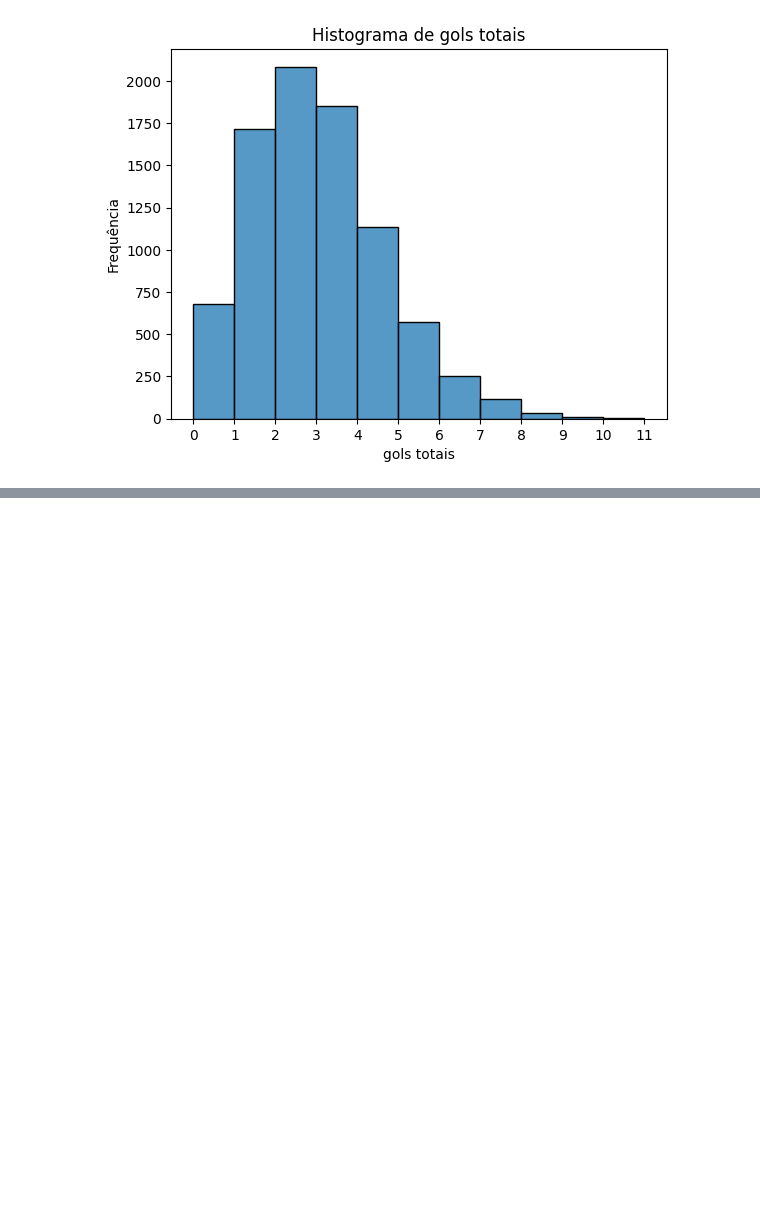
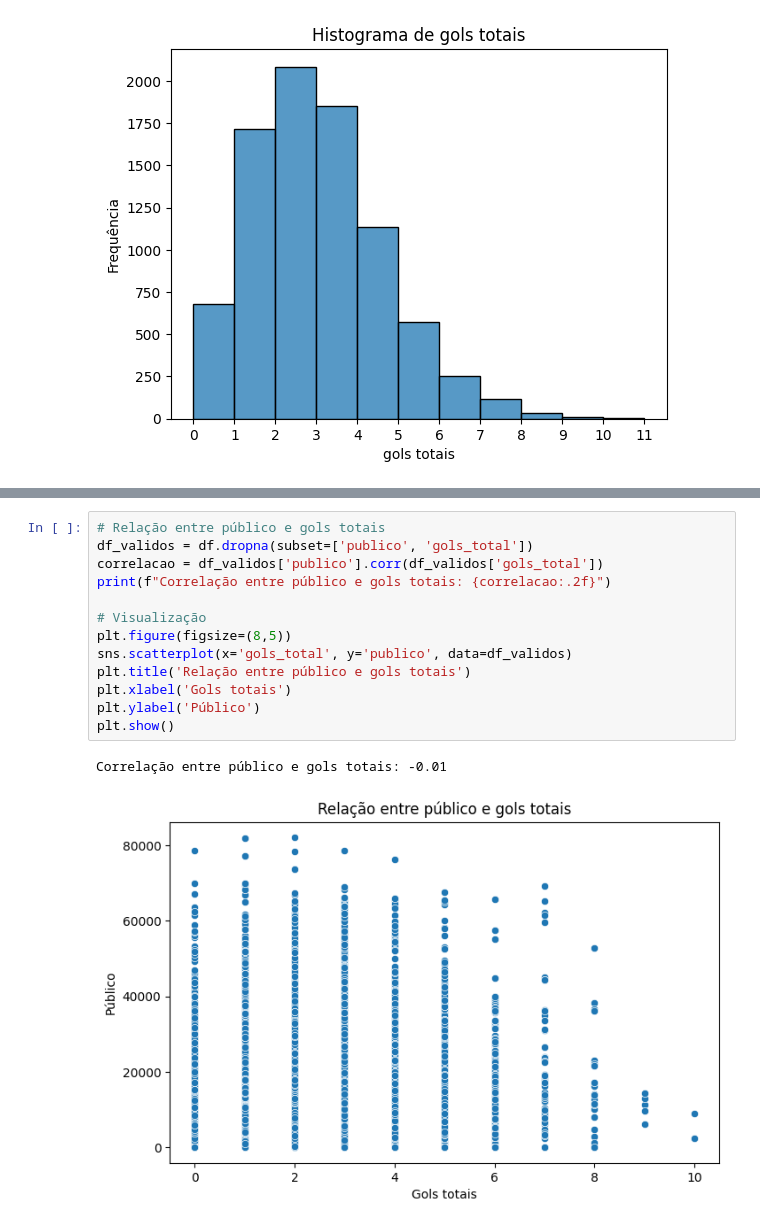
Before and after one commit to MateusLyoshka/EDA-e-Viz-do-campeonato-brasileiro, a Jupyter notebook: notebook.ipynb, the cells around one changed output, grey strips where cells are left out. Saved outputs shown, nothing was run; the diff lists cells and outputs as text; blank space fills up the shorter version.

```diff
--- a/notebook.ipynb
+++ b/notebook.ipynb
@@ -105,0 +177,16 @@ plt.show()
+# %%
+# Relação entre público e gols totais
+df_validos = df.dropna(subset=['publico', 'gols_total'])
+correlacao = df_validos['publico'].corr(df_validos['gols_total'])
+print(f"Correlação entre público e gols totais: {correlacao:.2f}")
+
+# Visualização
+plt.figure(figsize=(8,5))
+sns.scatterplot(x='gols_total', y='publico', data=df_validos)
+plt.title('Relação entre público e gols totais')
+plt.xlabel('Gols totais')
+plt.ylabel('Público')
+plt.show()
+# %% [output]
+Correlação entre público e gols totais: -0.01
+[figure, added]
```
Also changed, not shown: parts of 4 cells of this notebook.
